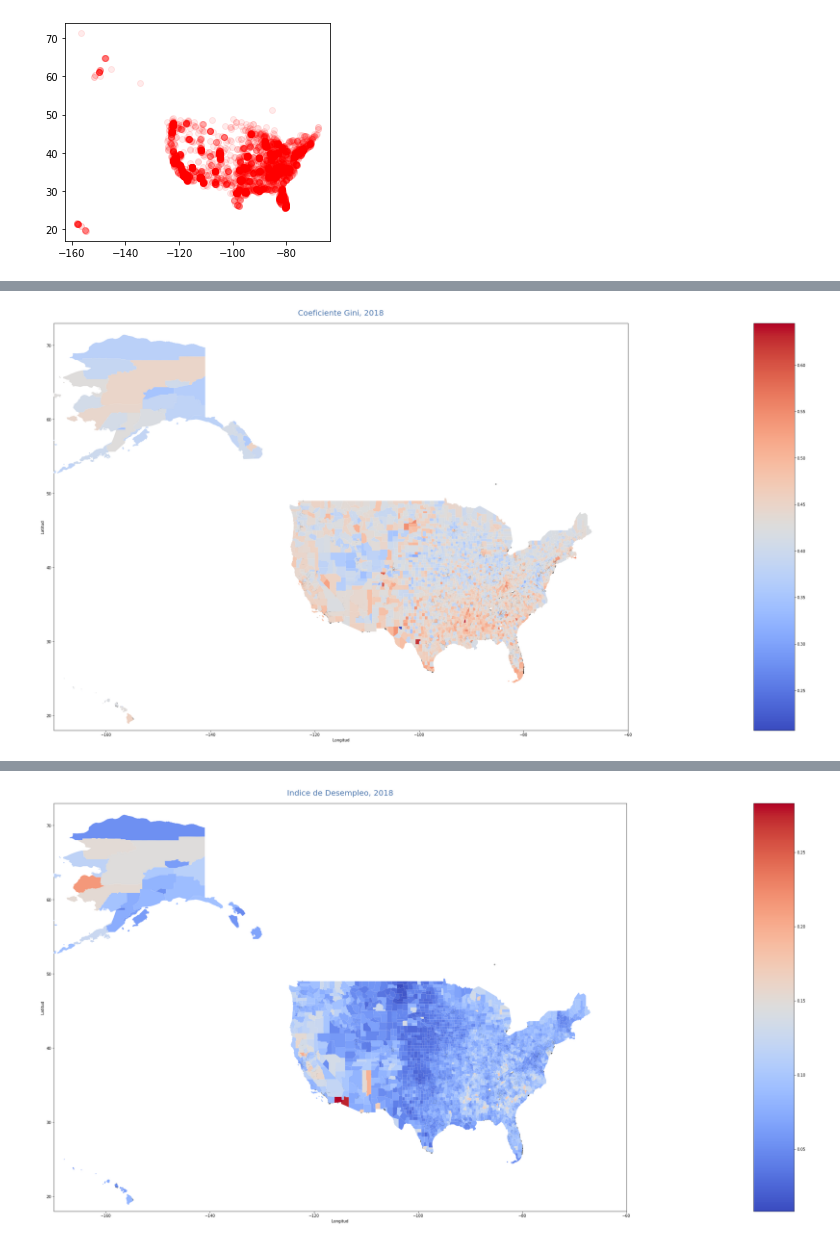
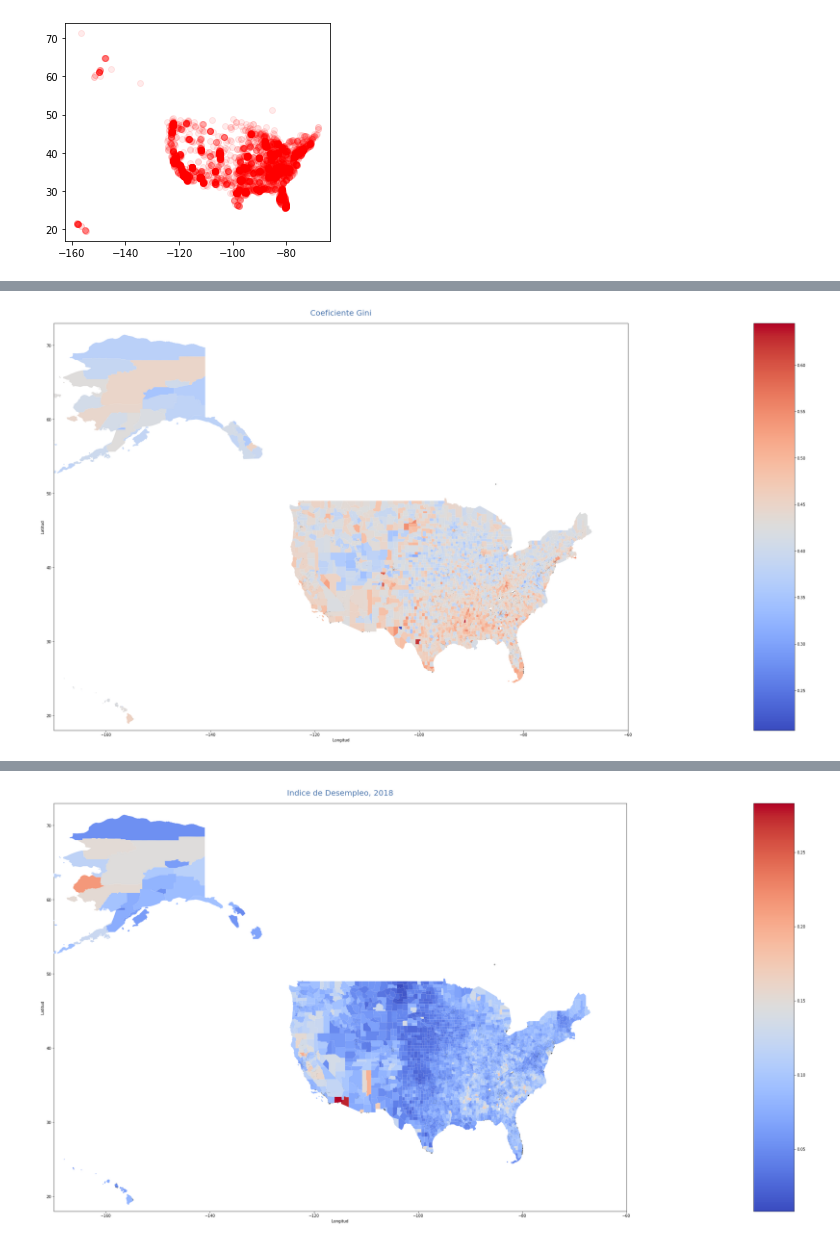
Before and after one commit to dafon1986/Elecciones, a Jupyter notebook: Muertes_Policiales_v1.ipynb, the cells around one changed output, grey strips where cells are left out. Drawn from its saved outputs; the diff is of its cells as text; code cells hidden in the pictures.

```diff
--- a/Muertes_Policiales_v1.ipynb
+++ b/Muertes_Policiales_v1.ipynb
@@ -124,22 +124,22 @@ Index(['unemployment', 'median_age', 'asian',
 # %%
 fig, ax = plt.subplots(1, 1, figsize=(40, 40))
 ax.axis([-170, -60, 18, 73])
-ax.set_title('Coeficiente Gini, 2018',
+ax.set_title('Coeficiente Gini',
              pad = 20,
              fontdict={'fontsize':20, 'color': '#4873ab'})
 ax.set_xlabel('Longitud')
 ax.set_ylabel('Latitud')
 from mpl_toolkits.axes_grid1 import make_axes_locatable
 divider = make_axes_locatable(ax)
 cax = divider.append_axes("right", size="5%", pad=0.2)
-Mapa_Muertes=df1.plot(ax=ax,marker="o",cax=cax,color='black',markersize=10, alpha = 0.3)
-geomap.plot(column='gini_coefficient', cmap='coolwarm', ax=ax,
-              legend=True, cax=cax, zorder=5)
+Mapa_Muertes=df1.plot(ax=ax,marker="o",cax=cax,color='black',markersize=1, alpha = 1)
+geomap.plot(column='gini_coefficient', cmap='coolwarm', ax=Mapa_Muertes,
+              legend=True, cax=cax,zorder=5)
 
 
 plt.show();
 # %% [output]
-[figure, old version]
+[figure, new version]
 # %%
 resultados=geomap[['state','county','votes16_trumpd','votes16_johnsong','votes16_clintonh','geometry']]
 # %%
```
Also changed, not shown: parts of 4 cells of this notebook.
